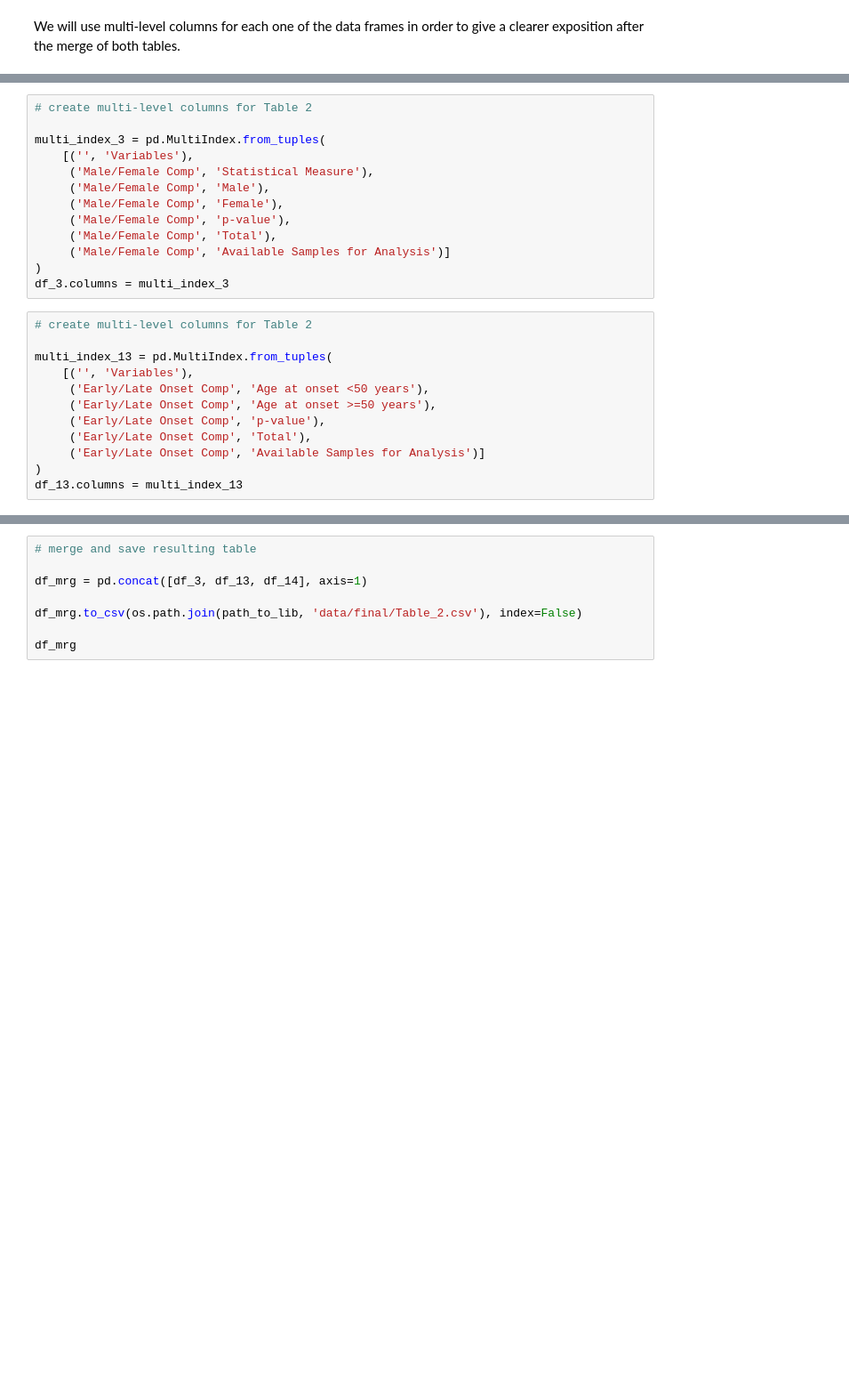
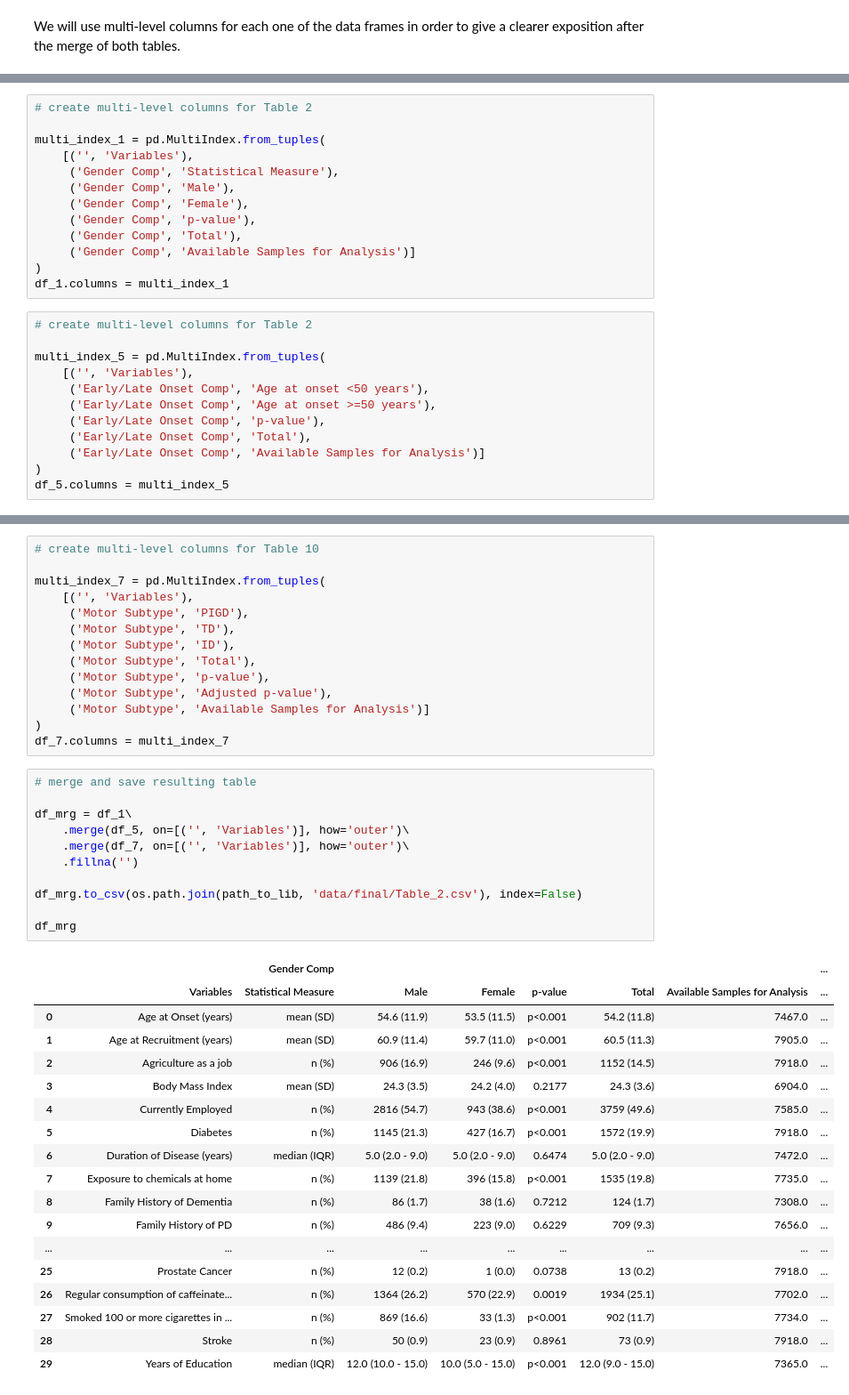
Before and after one commit to cge-tubingens/luxgiant-clinical, a Jupyter notebook: notebooks_finals/table_2.ipynb, the cells around one changed output, grey strips where cells are left out. Shown: that part at 89% size. Drawn from its saved outputs; the diff is of its cells as text; blank space fills up the shorter version.

```diff
--- a/notebooks_finals/table_2.ipynb
+++ b/notebooks_finals/table_2.ipynb
@@ -44,20 +53,20 @@ We will use multi-level columns for each one of the data frames in order to give
 # %%
 # create multi-level columns for Table 2
 
-multi_index_3 = pd.MultiIndex.from_tuples(
+multi_index_1 = pd.MultiIndex.from_tuples(
     [('', 'Variables'),
-     ('Male/Female Comp', 'Statistical Measure'),
-     ('Male/Female Comp', 'Male'),
-     ('Male/Female Comp', 'Female'),
-     ('Male/Female Comp', 'p-value'),
-     ('Male/Female Comp', 'Total'),
-     ('Male/Female Comp', 'Available Samples for Analysis')]
+     ('Gender Comp', 'Statistical Measure'),
+     ('Gender Comp', 'Male'),
+     ('Gender Comp', 'Female'),
+     ('Gender Comp', 'p-value'),
+     ('Gender Comp', 'Total'),
+     ('Gender Comp', 'Available Samples for Analysis')]
 )
-df_3.columns = multi_index_3
+df_1.columns = multi_index_1
 # %%
 # create multi-level columns for Table 2
 
-multi_index_13 = pd.MultiIndex.from_tuples(
+multi_index_5 = pd.MultiIndex.from_tuples(
     [('', 'Variables'),
      ('Early/Late Onset Comp', 'Age at onset <50 years'),
      ('Early/Late Onset Comp', 'Age at onset >=50 years'),
@@ -65,4 +74,4 @@ multi_index_13 = pd.MultiIndex.from_tuples(
      ('Early/Late Onset Comp', 'Total'),
      ('Early/Late Onset Comp', 'Available Samples for Analysis')]
 )
-df_13.columns = multi_index_13
+df_5.columns = multi_index_5
@@ -81,8 +78,44 @@ df_14.columns = multi_index_14
+# %%
+# create multi-level columns for Table 10
+
+multi_index_7 = pd.MultiIndex.from_tuples(
+    [('', 'Variables'),
+     ('Motor Subtype', 'PIGD'),
+     ('Motor Subtype', 'TD'),
+     ('Motor Subtype', 'ID'),
+     ('Motor Subtype', 'Total'),
+     ('Motor Subtype', 'p-value'),
+     ('Motor Subtype', 'Adjusted p-value'),
+     ('Motor Subtype', 'Available Samples for Analysis')]
+)
+df_7.columns = multi_index_7
 # %%
 # merge and save resulting table
 
-df_mrg = pd.concat([df_3, df_13, df_14], axis=1)
+df_mrg = df_1\
+    .merge(df_5, on=[('', 'Variables')], how='outer')\
+    .merge(df_7, on=[('', 'Variables')], how='outer')\
+    .fillna('')
 
 df_mrg.to_csv(os.path.join(path_to_lib, 'data/final/Table_2.csv'), index=False)
 
 df_mrg
+# %% [output]
+|  |  | Gender Comp |  |  |  |  |  | ... |
+|  | Variables | Statistical Measure | Male | Female | p-value | Total | Available Samples for Analysis | ... |
+| 0 | Age at Onset (years) | mean (SD) | 54.6 (11.9) | 53.5 (11.5) | p<0.001 | 54.2 (11.8) | 7467.0 | ... |
+| 1 | Age at Recruitment (years) | mean (SD) | 60.9 (11.4) | 59.7 (11.0) | p<0.001 | 60.5 (11.3) | 7905.0 | ... |
+| 2 | Agriculture as a job | n (%) | 906 (16.9) | 246 (9.6) | p<0.001 | 1152 (14.5) | 7918.0 | ... |
+| 3 | Body Mass Index | mean (SD) | 24.3 (3.5) | 24.2 (4.0) | 0.2177 | 24.3 (3.6) | 6904.0 | ... |
+| 4 | Currently Employed | n (%) | 2816 (54.7) | 943 (38.6) | p<0.001 | 3759 (49.6) | 7585.0 | ... |
+| 5 | Diabetes | n (%) | 1145 (21.3) | 427 (16.7) | p<0.001 | 1572 (19.9) | 7918.0 | ... |
+| 6 | Duration of Disease (years) | median (IQR) | 5.0 (2.0 - 9.0) | 5.0 (2.0 - 9.0) | 0.6474 | 5.0 (2.0 - 9.0) | 7472.0 | ... |
+| 7 | Exposure to chemicals at home | n (%) | 1139 (21.8) | 396 (15.8) | p<0.001 | 1535 (19.8) | 7735.0 | ... |
+| 8 | Family History of Dementia | n (%) | 86 (1.7) | 38 (1.6) | 0.7212 | 124 (1.7) | 7308.0 | ... |
+| 9 | Family History of PD | n (%) | 486 (9.4) | 223 (9.0) | 0.6229 | 709 (9.3) | 7656.0 | ... |
+| ... | ... | ... | ... | ... | ... | ... | ... | ... |
+| 25 | Prostate Cancer | n (%) | 12 (0.2) | 1 (0.0) | 0.0738 | 13 (0.2) | 7918.0 | ... |
+| 26 | Regular consumption of caffeinate... | n (%) | 1364 (26.2) | 570 (22.9) | 0.0019 | 1934 (25.1) | 7702.0 | ... |
+| 27 | Smoked 100 or more cigarettes in ... | n (%) | 869 (16.6) | 33 (1.3) | p<0.001 | 902 (11.7) | 7734.0 | ... |
+| 28 | Stroke | n (%) | 50 (0.9) | 23 (0.9) | 0.8961 | 73 (0.9) | 7918.0 | ... |
+| 29 | Years of Education | median (IQR) | 12.0 (10.0 - 15.0) | 10.0 (5.0 - 15.0) | p<0.001 | 12.0 (9.0 - 15.0) | 7365.0 | ... |
```
Also changed, not shown: parts of 4 cells of this notebook, 15 other files.
